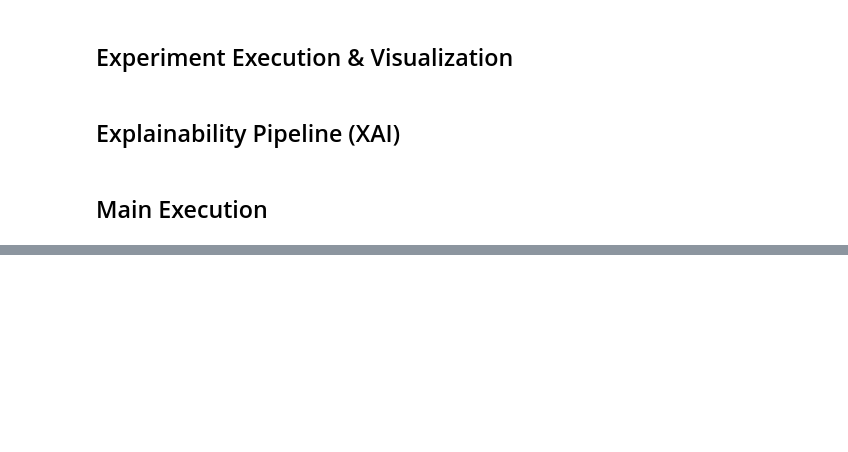
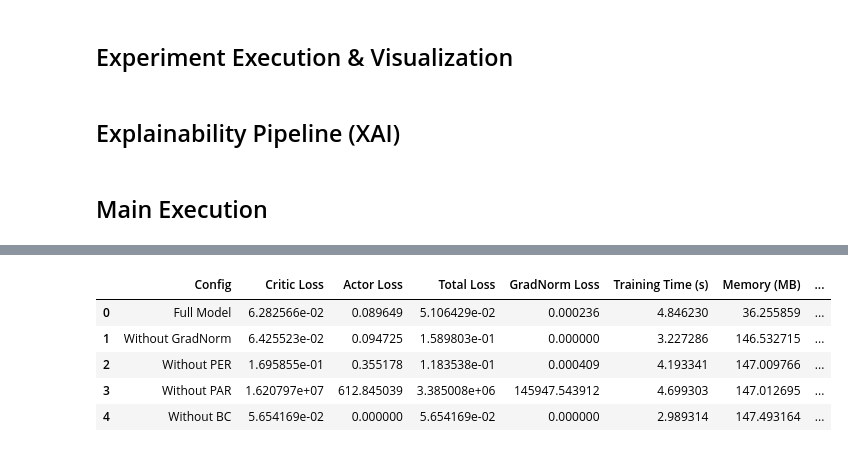
Before and after one commit to debarghamitraroy/Quantitative-Evaluation-for-Explainable-Dueling-DRL-in-Dairy-Supply-Chain-Optimization, a Jupyter notebook: Ablation_Study.ipynb, the cells around one changed output, grey strips where cells are left out. Drawn from its saved outputs; the diff is of its cells as text; code cells hidden in the pictures; blank space fills up the shorter version.

Commit message:
Running ablation study (run-1)

```diff
--- a/Ablation_Study.ipynb
+++ b/Ablation_Study.ipynb
@@ -757,0 +777,9 @@ Reward Decomposition Surrogate trained.
+# %%
+ablation_study_df
+# %% [output]
+|  | Config | Critic Loss | Actor Loss | Total Loss | GradNorm Loss | Training Time (s) | Memory (MB) | ... |
+| 0 | Full Model | 6.282566e-02 | 0.089649 | 5.106429e-02 | 0.000236 | 4.846230 | 36.255859 | ... |
+| 1 | Without GradNorm | 6.425523e-02 | 0.094725 | 1.589803e-01 | 0.000000 | 3.227286 | 146.532715 | ... |
+| 2 | Without PER | 1.695855e-01 | 0.355178 | 1.183538e-01 | 0.000409 | 4.193341 | 147.009766 | ... |
+| 3 | Without PAR | 1.620797e+07 | 612.845039 | 3.385008e+06 | 145947.543912 | 4.699303 | 147.012695 | ... |
+| 4 | Without BC | 5.654169e-02 | 0.000000 | 5.654169e-02 | 0.000000 | 2.989314 | 147.493164 | ... |
```
Also changed, not shown: parts of 2 cells of this notebook.
